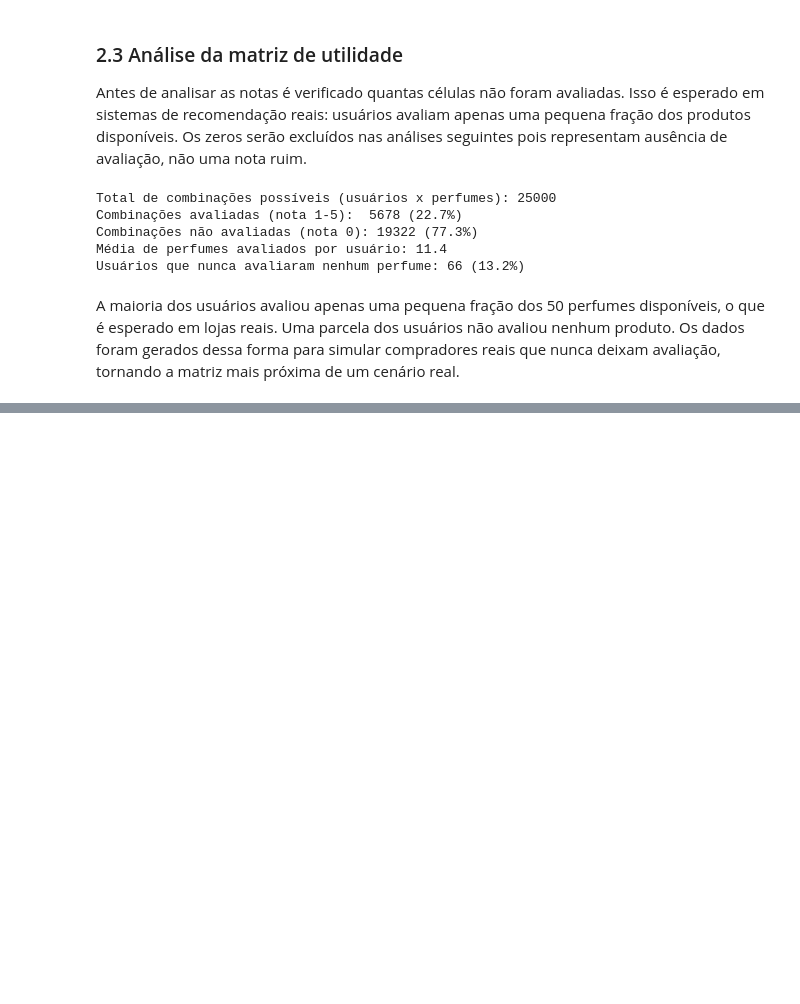
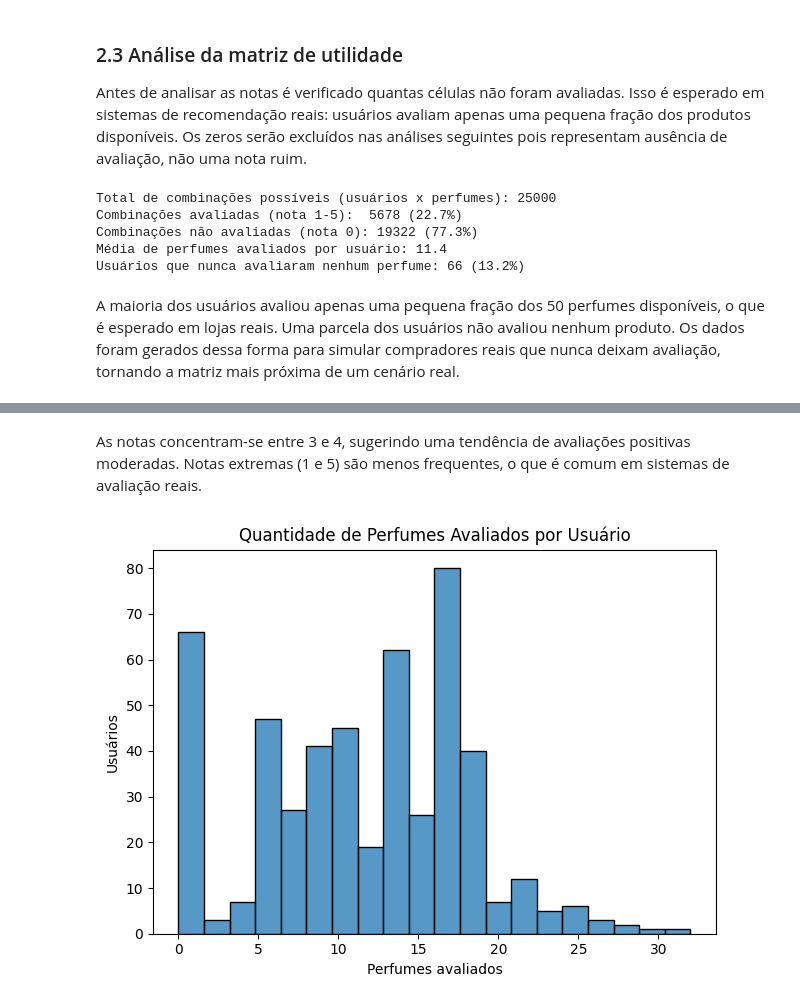
Before and after one commit to Carlos-Vic/sistema-recomendacao, a Jupyter notebook: notebook/sistema_recomendacao.ipynb, the cells around one changed output, grey strips where cells are left out. Saved outputs shown, nothing was run; the diff lists cells and outputs as text; code cells hidden in the pictures; blank space fills up the shorter version.

```diff
--- a/notebook/sistema_recomendacao.ipynb
+++ b/notebook/sistema_recomendacao.ipynb
@@ -248,0 +231,14 @@ Usuários que nunca avaliaram nenhum perfume: 66 (13.2%)
+# %% [markdown]
+As notas concentram-se entre 3 e 4, sugerindo uma tendência de avaliações positivas moderadas.
+Notas extremas (1 e 5) são menos frequentes, o que é comum em sistemas de avaliação reais.
+# %%
+avaliacoes_por_usuario = (df_matriz > 0).sum(axis=1)
+
+sns.histplot(avaliacoes_por_usuario, bins=20)
+plt.title("Quantidade de Perfumes Avaliados por Usuário")
+plt.xlabel("Perfumes avaliados")
+plt.ylabel("Usuários")
+plt.tight_layout()
+plt.show()
+# %% [output]
+[figure, added]
```
Also changed, not shown: parts of 34 cells of this notebook, 1 other file.
